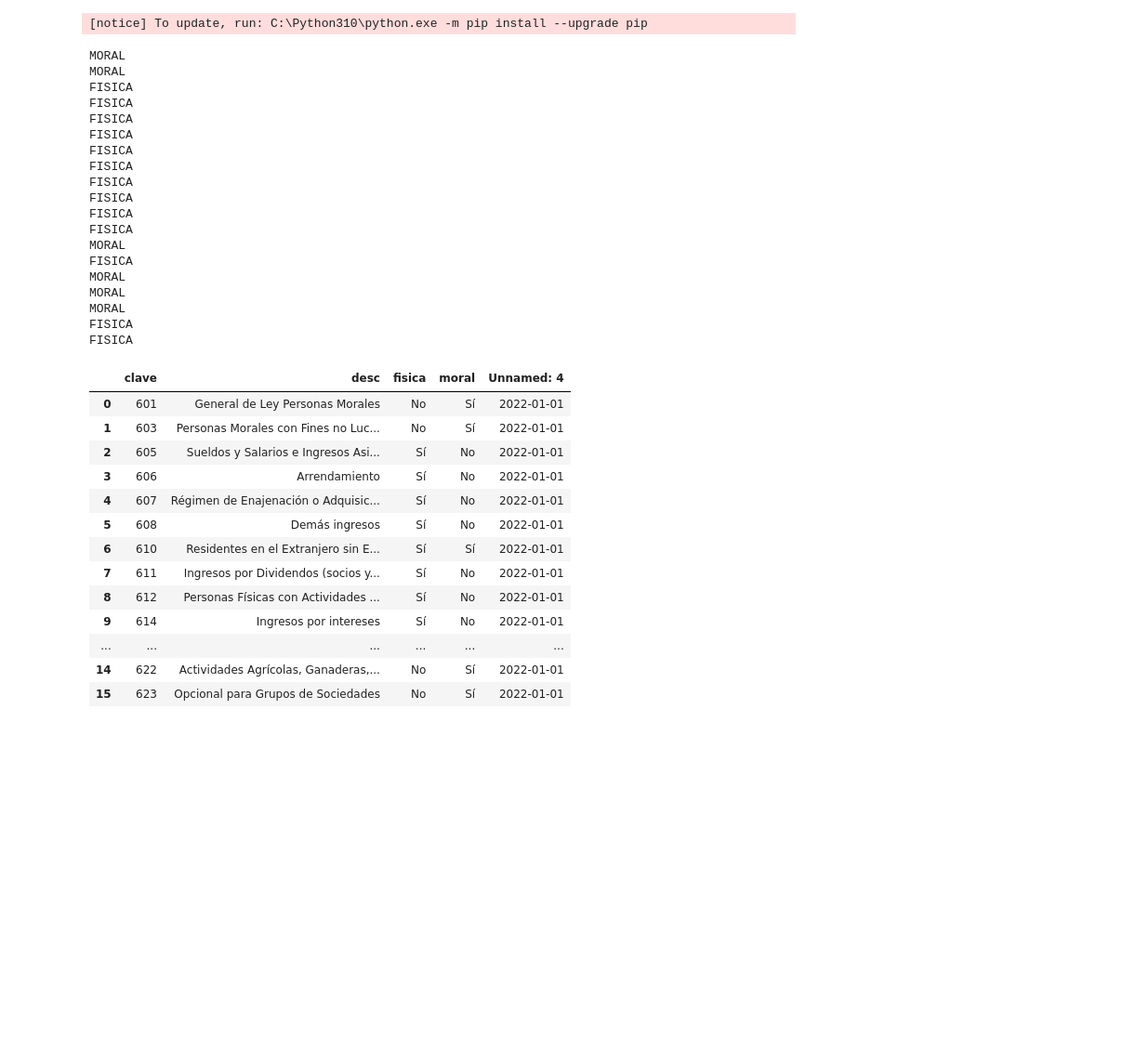
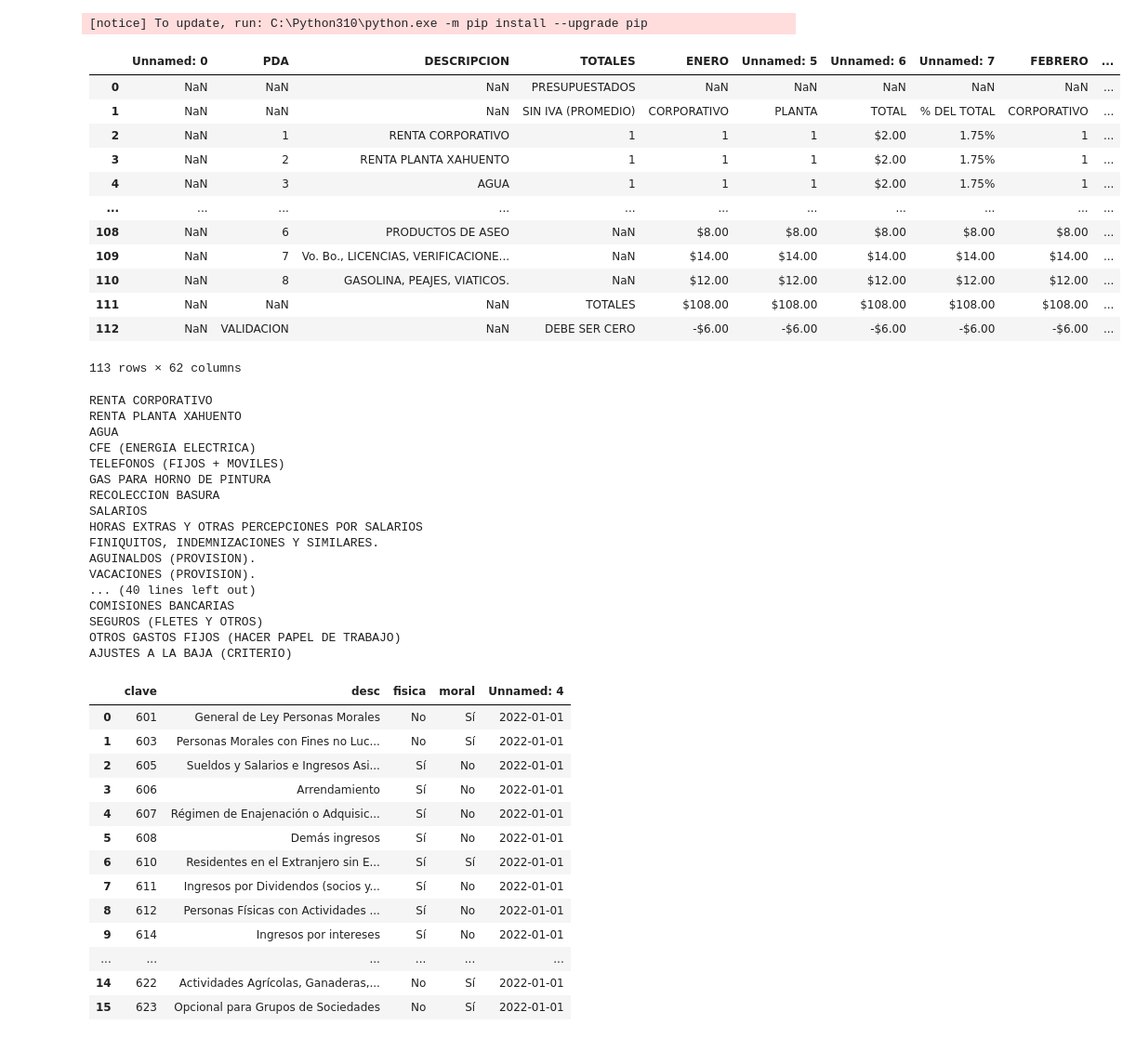
Before and after one commit to AjoloteCosmico/SelvaGlass, a Jupyter notebook: public/migracion.ipynb, the cells around one changed output. Shown: that part at 93% size. Drawn from its saved outputs; the diff is of its cells as text; code cells hidden in the pictures; blank space fills up the shorter version.

```diff
--- a/public/migracion.ipynb
+++ b/public/migracion.ipynb
@@ -820,0 +862,18 @@ reg=pd.read_excel('regimen.xlsx')
+# %%
+gastos=pd.read_excel('GASTOS.xlsx',skiprows=[0,1,2])
+# %%
+gastos
+# %% [output]
+|  | Unnamed: 0 | PDA | DESCRIPCION | TOTALES | ENERO | Unnamed: 5 | Unnamed: 6 | Unnamed: 7 | FEBRERO | ... |
+| 0 | NaN | NaN | NaN | PRESUPUESTADOS | NaN | NaN | NaN | NaN | NaN | ... |
+| 1 | NaN | NaN | NaN | SIN IVA (PROMEDIO) | CORPORATIVO | PLANTA | TOTAL | % DEL TOTAL | CORPORATIVO | ... |
+| 2 | NaN | 1 | RENTA CORPORATIVO | 1 | 1 | 1 | $2.00 | 1.75% | 1 | ... |
+| 3 | NaN | 2 | RENTA PLANTA XAHUENTO | 1 | 1 | 1 | $2.00 | 1.75% | 1 | ... |
+| 4 | NaN | 3 | AGUA | 1 | 1 | 1 | $2.00 | 1.75% | 1 | ... |
+| ... | ... | ... | ... | ... | ... | ... | ... | ... | ... | ... |
+| 108 | NaN | 6 | PRODUCTOS DE ASEO | NaN | $8.00 | $8.00 | $8.00 | $8.00 | $8.00 | ... |
+| 109 | NaN | 7 | Vo. Bo., LICENCIAS, VERIFICACIONE... | NaN | $14.00 | $14.00 | $14.00 | $14.00 | $14.00 | ... |
+| 110 | NaN | 8 | GASOLINA, PEAJES, VIATICOS. | NaN | $12.00 | $12.00 | $12.00 | $12.00 | $12.00 | ... |
+| 111 | NaN | NaN | NaN | TOTALES | $108.00 | $108.00 | $108.00 | $108.00 | $108.00 | ... |
+| 112 | NaN | VALIDACION | NaN | DEBE SER CERO | -$6.00 | -$6.00 | -$6.00 | -$6.00 | -$6.00 | ... |
+113 rows × 62 columns
@@ -821,31 +884,26 @@ reg=pd.read_excel('regimen.xlsx')
 # %%
-for i in range(0,len(reg)):
-    if(reg['fisica'].values[i]!='No'):
-        tipo='FISICA'
-    else:
-        tipo='MORAL'
-    print(tipo)
-    cursor.execute("insert into regimenes(clave , description , tipo ) values("+str(reg['clave'].values[i])+", '"+str(reg['desc'].values[i])+"' , '"+tipo+"')")
+for i in range(0,59):
+    if(len(gastos['DESCRIPCION'].values[i])>3):
+        print(gastos['DESCRIPCION'].values[i])
+        cursor.execute("insert into bills(description , p_total) values('"+str(gastos['DESCRIPCION'].values[i])+"', 1)")
 # %% [output]
-MORAL
-MORAL
-FISICA
-FISICA
-FISICA
-FISICA
-FISICA
-FISICA
-FISICA
-FISICA
-FISICA
-FISICA
-MORAL
-FISICA
-MORAL
-MORAL
-MORAL
-FISICA
-FISICA
+RENTA CORPORATIVO
+RENTA PLANTA XAHUENTO
+AGUA
+CFE (ENERGIA ELECTRICA)
+TELEFONOS (FIJOS + MOVILES)
+GAS PARA HORNO DE PINTURA
+RECOLECCION BASURA
+SALARIOS
+HORAS EXTRAS Y OTRAS PERCEPCIONES POR SALARIOS
+FINIQUITOS, INDEMNIZACIONES Y SIMILARES.
+AGUINALDOS (PROVISION).
+VACACIONES (PROVISION).
+... (40 lines left out)
+COMISIONES BANCARIAS
+SEGUROS (FLETES Y OTROS)
+OTROS GASTOS FIJOS (HACER PAPEL DE TRABAJO)
+AJUSTES A LA BAJA (CRITERIO)
 # %%
 cnx.commit()
 # %%
```
Also changed, not shown: parts of 10 cells of this notebook, 8 other files.
